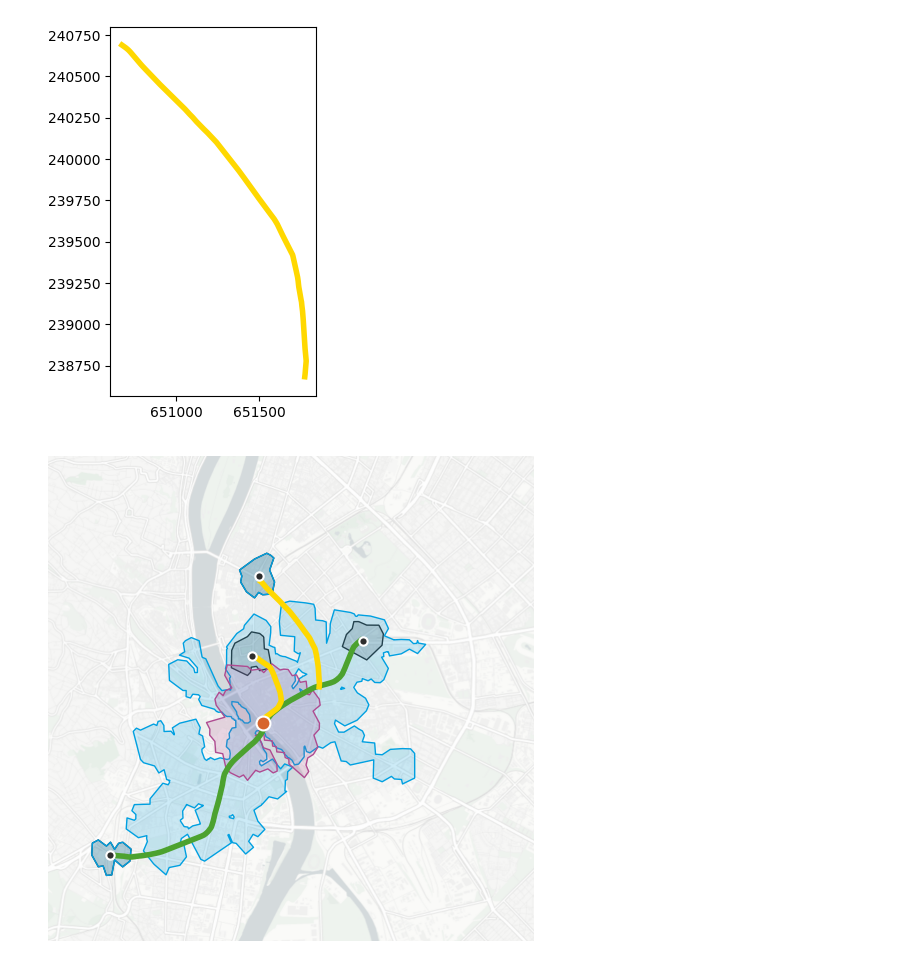
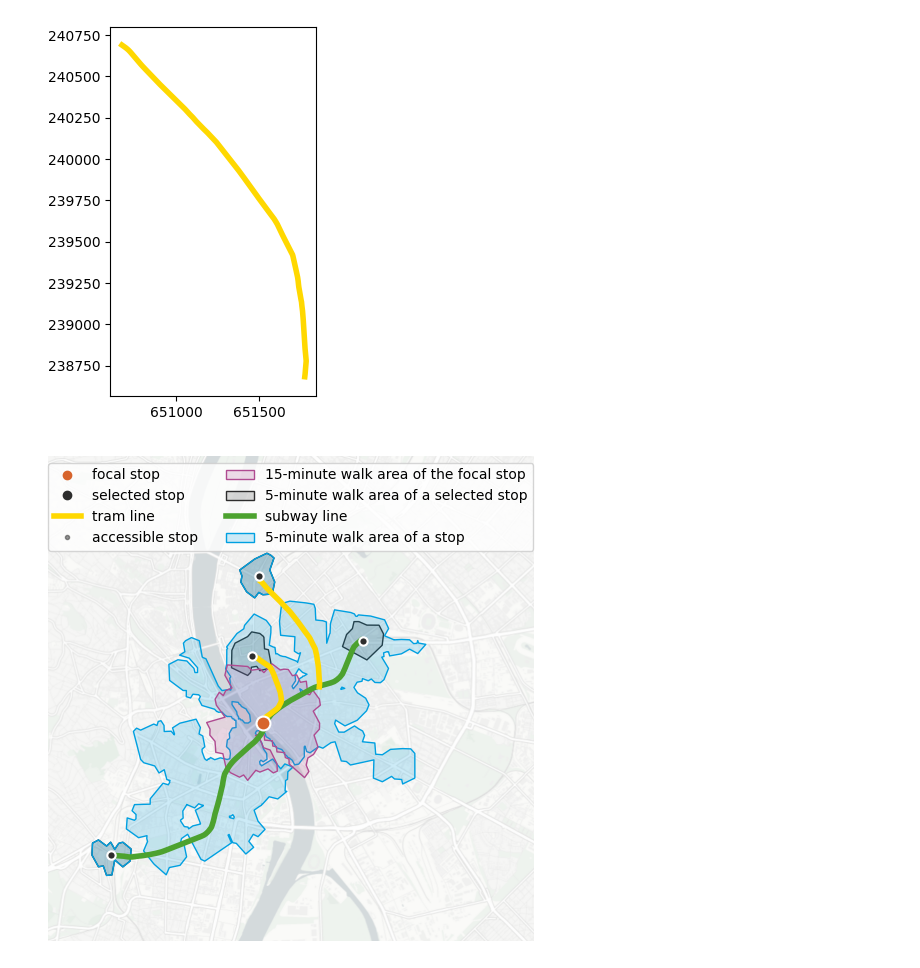
Before and after one commit to ANETILab/public_transport_in_the_15minute_city, a Jupyter notebook: notebooks/plot_methodology.ipynb, the cells around one changed output. Cells and saved outputs as stored; diff of their text form; code cells hidden in the pictures.

Commit message:
Save method to output/figures GH-37

```diff
--- a/notebooks/plot_methodology.ipynb
+++ b/notebooks/plot_methodology.ipynb
@@ -1,8 +1,7 @@
 # %%
-import pickle
-
 import contextily as cx
 import geopandas as gpd
+import matplotlib
 import matplotlib.pyplot as plt
 import osmnx as ox
 import pandas as pd
@@ -10,10 +9,16 @@ from matplotlib.lines import Line2D
 from matplotlib.patches import Patch
 from shapely import Point
 import json
+import yaml
 
 ox.settings.use_cache = True
 ox.settings.log_console = False
 
+with open("../plotting_config.yaml", "r") as fp:
+    plotting_config = yaml.safe_load(fp)
+
+matplotlib.rcParams["svg.hashsalt"] = "42"
+
 colors = ["#41afaa", "#466eb4", "#00a0e1", "#e6a532", "#d7642c", "#af4b91"]
 # %%
 CITY = "budapest"
@@ -320,35 +323,47 @@ legend_elements.append(
         ec=colors[5], fc=colors[5] + "30", label="15-minute walk area of the focal stop"
     )
 )
 legend_elements.append(
     Patch(ec="#2d2d2d", fc="#2d2d2d2d", label="5-minute walk area of a selected stop")
 )
 legend_elements.append(
     Line2D(
         [0],
         [0],
         color="#4CA22F",
         lw=4,
         label="subway line",
     )
 )
 legend_elements.append(
     Patch(ec=colors[2], fc=colors[2] + "30", label="5-minute walk area of a stop")
 )
 isochrones.query("costing=='walk' & range==15 & stop_id=='CSLM4FT1'").to_crs(
     23700
 ).plot(ec=colors[5], fc=colors[5] + "30", ax=ax, zorder=5)
 
-# legend = ax.legend(handles=legend_elements, ncols=2, loc="upper center")
-legend.set_zorder(100)
 ax.margins(0)
 ax.axis("off")
-for i in ["png", "pdf", "svg"]:
+
+for i in plotting_config["formats"]:
     fig.savefig(
-        f"../output/budapest/method_new_no_legend.{i}",
+        f"../output/figures/method_no_legend.{i}",
         dpi=300,
         bbox_inches="tight",
         pad_inches=0,
+        metadata=plotting_config["metadata"][i],
     )
+
+legend = ax.legend(handles=legend_elements, ncols=2, loc="upper center")
+legend.set_zorder(100)
+
+for i in plotting_config["formats"]:
+    fig.savefig(
+        f"../output/figures/method.{i}",
+        dpi=300,
+        bbox_inches="tight",
+        pad_inches=0,
+        metadata=plotting_config["metadata"][i],
+    )
 # %% [output]
-[figure, old version]
+[figure, new version]
```
Also changed, not shown: parts of 2 cells of this notebook, 6 other files.
